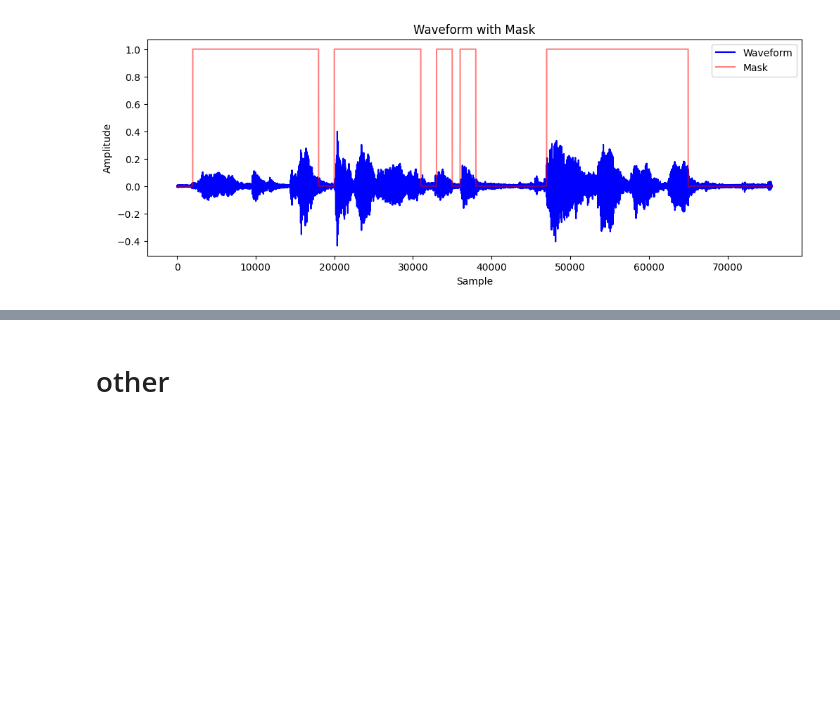
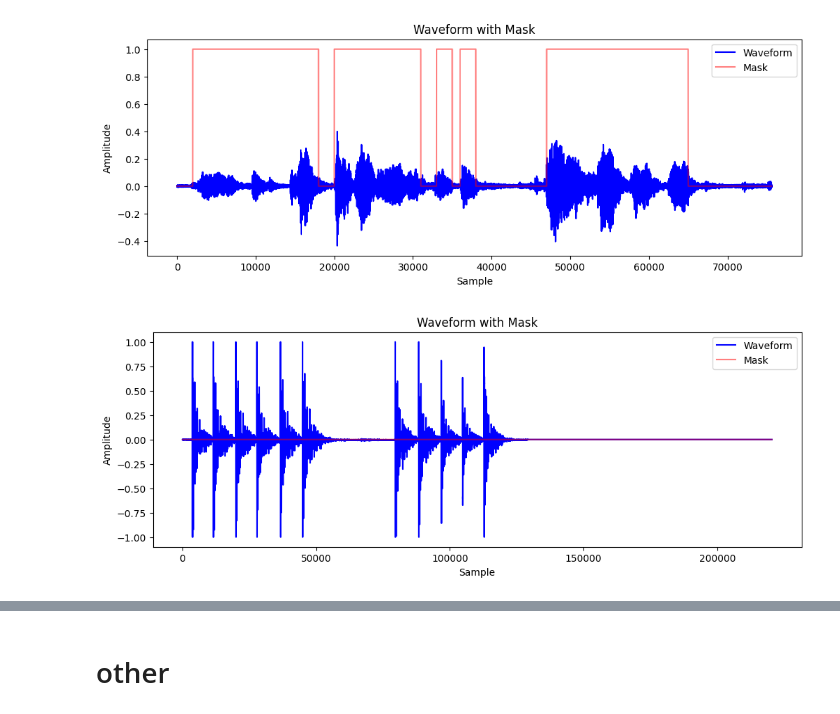
Before and after one commit to crazy-historian/speech_enhancement, a Jupyter notebook: VAD_testing/vad_conf.ipynb, the cells around one changed output, grey strips where cells are left out. Saved outputs shown, nothing was run; the diff lists cells and outputs as text; code cells hidden in the pictures; blank space fills up the shorter version.

```diff
--- a/VAD_testing/vad_conf.ipynb
+++ b/VAD_testing/vad_conf.ipynb
@@ -74,6 +78,10 @@ mask += [0]*(len(waveform[0]) - len(mask))
 plot_waveform_with_mask(waveform.view(-1), mask)
 
 audios.append((waveform, mask, 'child'))
+
+path = os.path.join(r"E:\mai\Diploma\speech_enhancement\VAD_testing\denoised_files\vinograd2_dn.wav") # деноизэд
+waveform, sample_rate = torchaudio.load(path)
+audios.append((waveform, mask, 'child_dn'))
 # %% [output]
 [figure]
 # %%
@@ -88,6 +96,10 @@ mask += [1]*(len(waveform[0]) - len(mask))
 plot_waveform_with_mask(waveform.view(-1), mask)
 
 audios.append((waveform, mask, 'teen'))
+
+path = os.path.join(r"E:\mai\Diploma\speech_enhancement\VAD_testing\denoised_files\ребенок_4_5_dn.wav") # деноизэд
+waveform, sample_rate = torchaudio.load(path)
+audios.append((waveform, mask, 'teen_dn'))
 # %% [output]
 [figure]
 # %%
@@ -102,6 +114,10 @@ mask += [0]*(len(waveform[0]) - len(mask))
 plot_waveform_with_mask(waveform.view(-1), mask)
 
 audios.append((waveform, mask, 'adult'))
+
+path = os.path.join(r"E:\mai\Diploma\speech_enhancement\VAD_testing\denoised_files\учитель_6_dn.wav") # деноизэд
+waveform, sample_rate = torchaudio.load(path)
+audios.append((waveform, mask, 'adult_dn'))
 # %% [output]
 [figure]
 # %%
@@ -116,5 +132,28 @@ mask += [0]*(len(waveform[0]) - len(mask))
 plot_waveform_with_mask(waveform.view(-1), mask)
 
 audios.append((waveform, mask, 'teen'))
+
+path = os.path.join(r"E:\mai\Diploma\speech_enhancement\VAD_testing\denoised_files\ребенок_4_dn.wav") # деноизэд
+waveform, sample_rate = torchaudio.load(path)
+audios.append((waveform, mask, 'teen_dn'))
 # %% [output]
 [figure]
+# %%
+
+# E:\mai\Diploma\speech_enhancement\DPipe\data\background_noise\knocking\knocking.wav
+# E:\mai\Diploma\speech_enhancement\DPipe\data\background_noise\breath\breath.wav
+path = os.path.join(r"E:\mai\Diploma\speech_enhancement\DPipe\data\background_noise\knocking\knocking.wav") # средний 2
+waveform, sample_rate = torchaudio.load(path)
+
+waveform
+mask = []
+mask += [0]*(len(waveform[0]) - len(mask))
+plot_waveform_with_mask(waveform.view(-1), mask)
+
+audios.append((waveform, mask, 'nose'))
+
+path = os.path.join(r"E:\mai\Diploma\speech_enhancement\VAD_testing\denoised_files\knocking_dn.wav") # деноизэд
+waveform, sample_rate = torchaudio.load(path)
+audios.append((waveform, mask, 'nose_dn'))
+# %% [output]
+[figure, added]
```
Also changed, not shown: parts of 13 cells of this notebook, 11 other files.
